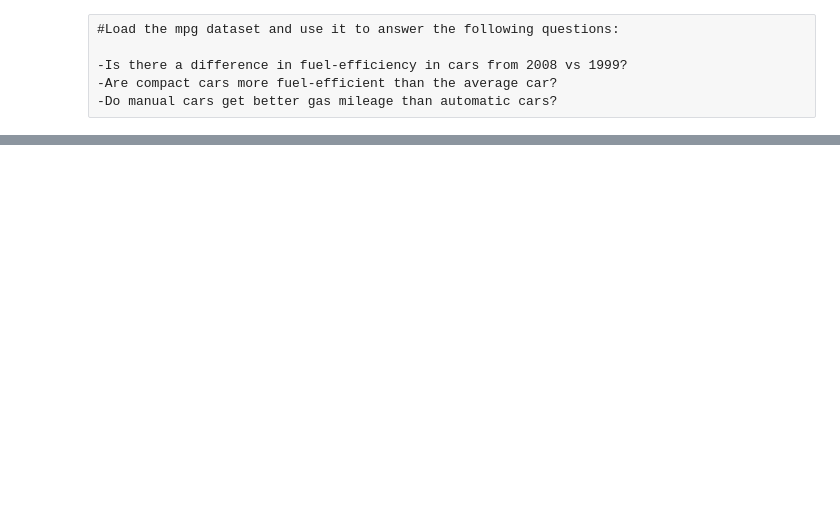
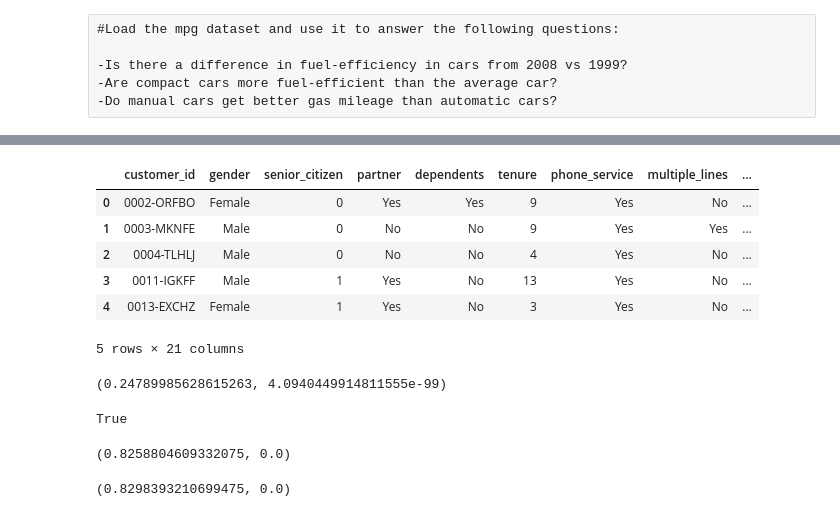
Before and after one commit to dlmitc3/statistics-exercises, a Jupyter notebook: hypothesis_testing.ipynb, the cells around one changed output, grey strips where cells are left out. Cells and saved outputs as stored; diff of their text form; code cells hidden in the pictures; blank space fills up the shorter version.

```diff
--- a/hypothesis_testing.ipynb
+++ b/hypothesis_testing.ipynb
@@ -421,0 +266,25 @@ fe_auto.mean(), fe_manual.mean()
+# %%
+url = get_db_url("telco_churn")
+sql = """
+SELECT * FROM customers
+"""
+
+df = pd.read_sql(sql, url)
+df.head()
+# %% [output]
+|  | customer_id | gender | senior_citizen | partner | dependents | tenure | phone_service | multiple_lines | ... |
+| 0 | 0002-ORFBO | Female | 0 | Yes | Yes | 9 | Yes | No | ... |
+| 1 | 0003-MKNFE | Male | 0 | No | No | 9 | Yes | Yes | ... |
+| 2 | 0004-TLHLJ | Male | 0 | No | No | 4 | Yes | No | ... |
+| 3 | 0011-IGKFF | Male | 1 | Yes | No | 13 | Yes | No | ... |
+| 4 | 0013-EXCHZ | Female | 1 | Yes | No | 3 | Yes | No | ... |
+5 rows × 21 columns
+# %%
+tenure = df.tenure
+monthly_charges = df.monthly_charges
+
+r, p = stats.pearsonr(tenure, monthly_charges)
+
+r, p
+# %% [output]
+(0.24789985628615263, 4.0940449914811555e-99)
@@ -421,0 +293,5 @@ fe_auto.mean(), fe_manual.mean()
+# %%
+# Does tenure correlate with monthly charges?
+p < α
+# %% [output]
+True
@@ -421,0 +302,8 @@ fe_auto.mean(), fe_manual.mean()
+# %%
+tenure = df.tenure
+
+p = stats.pearsonr(total_charges, tenure)
+
+p
+# %% [output]
+(0.8258804609332075, 0.0)
@@ -421,0 +312,28 @@ fe_auto.mean(), fe_manual.mean()
+# %%
+from env import host, user, password
+database = "telco_churn"
+
+def get_db_url(user,host,password,database):
+
+    url = f'mysql+pymysql://{user}:{password}@{host}/{database}'
+
+    return url
+
+url = get_db_url(user,host,password,database)
+
+database_name = "telco_churn"
+query = """
+            SELECT total_charges, tenure
+            FROM customers as c
+            WHERE c.phone_service = 'yes' and c.total_charges > 0
+
+        """
+
+dfphone = pd.read_sql(query, url)
+
+dfphone = dfphone.astype(float)
+
+
+stats.pearsonr(dfphone.total_charges, dfphone.tenure)
+# %% [output]
+(0.8298393210699475, 0.0)
```
Also changed, not shown: parts of 50 cells of this notebook.
